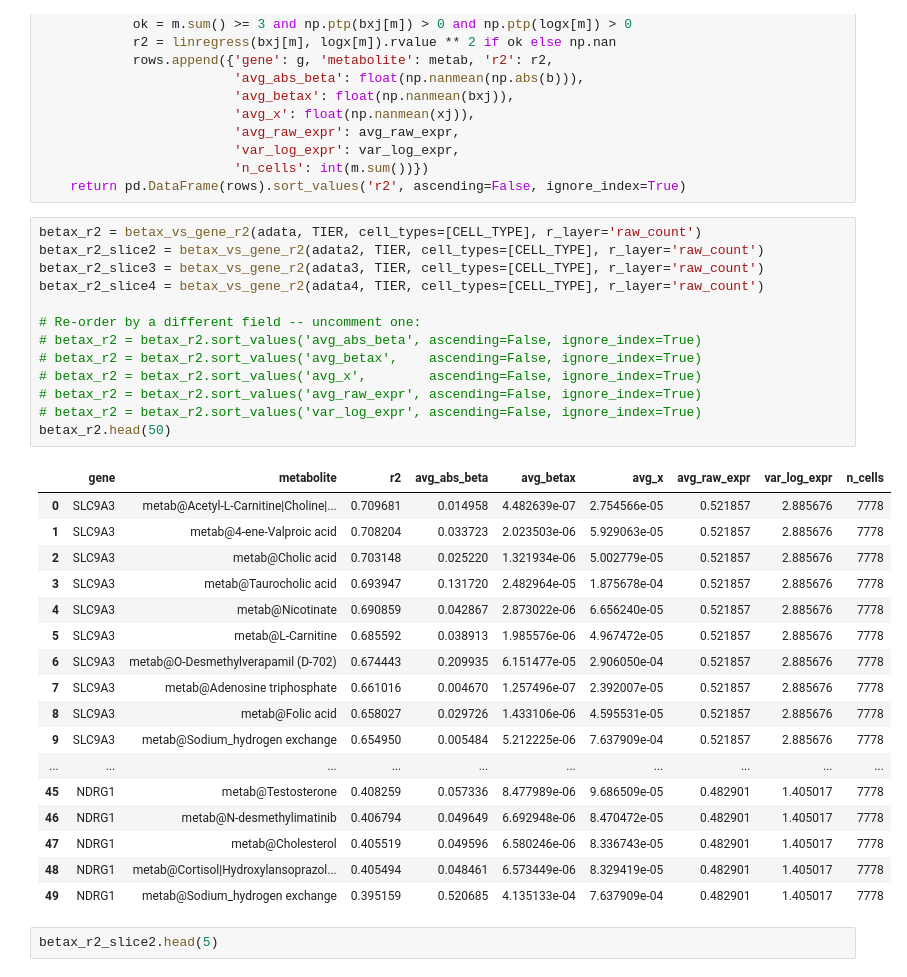
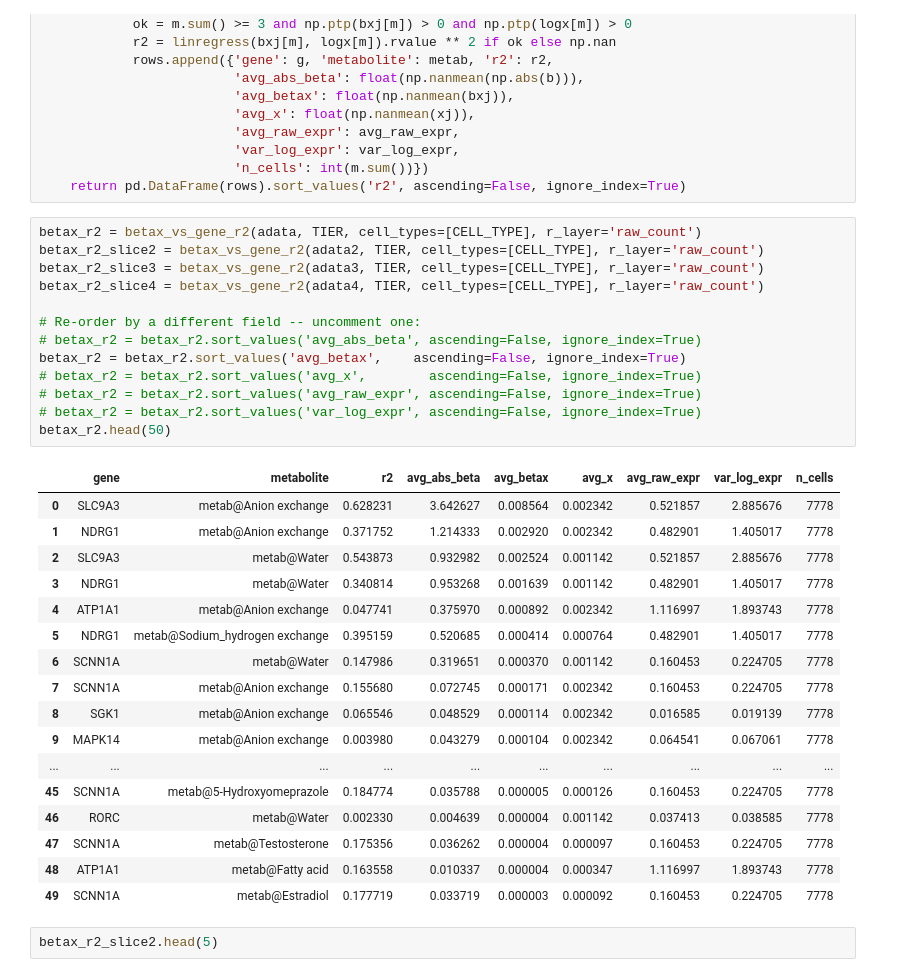
Before and after one commit to fosterea/MetabTravLR, a Jupyter notebook: metab_processing/Analysis/Foster/alexi_uc_NDRG1.ipynb, the cells around one changed output. Drawn from its saved outputs; the diff is of its cells as text.

```diff
--- a/metab_processing/Analysis/Foster/alexi_uc_NDRG1.ipynb
+++ b/metab_processing/Analysis/Foster/alexi_uc_NDRG1.ipynb
@@ -383,34 +408,34 @@ def betax_vs_gene_r2(adata, tier, cell_types=None, genes=None, r_layer='log_norm
 # %%
 betax_r2 = betax_vs_gene_r2(adata, TIER, cell_types=[CELL_TYPE], r_layer='raw_count')
 betax_r2_slice2 = betax_vs_gene_r2(adata2, TIER, cell_types=[CELL_TYPE], r_layer='raw_count')
 betax_r2_slice3 = betax_vs_gene_r2(adata3, TIER, cell_types=[CELL_TYPE], r_layer='raw_count')
 betax_r2_slice4 = betax_vs_gene_r2(adata4, TIER, cell_types=[CELL_TYPE], r_layer='raw_count')
 
 # Re-order by a different field -- uncomment one:
 # betax_r2 = betax_r2.sort_values('avg_abs_beta', ascending=False, ignore_index=True)
-# betax_r2 = betax_r2.sort_values('avg_betax',    ascending=False, ignore_index=True)
+betax_r2 = betax_r2.sort_values('avg_betax',    ascending=False, ignore_index=True)
 # betax_r2 = betax_r2.sort_values('avg_x',        ascending=False, ignore_index=True)
 # betax_r2 = betax_r2.sort_values('avg_raw_expr', ascending=False, ignore_index=True)
 # betax_r2 = betax_r2.sort_values('var_log_expr', ascending=False, ignore_index=True)
 betax_r2.head(50)
 # %% [output]
 |  | gene | metabolite | r2 | avg_abs_beta | avg_betax | avg_x | avg_raw_expr | var_log_expr | n_cells |
-| 0 | SLC9A3 | metab@Acetyl-L-Carnitine|Choline|... | 0.709681 | 0.014958 | 4.482639e-07 | 2.754566e-05 | 0.521857 | 2.885676 | 7778 |
-| 1 | SLC9A3 | metab@4-ene-Valproic acid | 0.708204 | 0.033723 | 2.023503e-06 | 5.929063e-05 | 0.521857 | 2.885676 | 7778 |
-| 2 | SLC9A3 | metab@Cholic acid | 0.703148 | 0.025220 | 1.321934e-06 | 5.002779e-05 | 0.521857 | 2.885676 | 7778 |
-| 3 | SLC9A3 | metab@Taurocholic acid | 0.693947 | 0.131720 | 2.482964e-05 | 1.875678e-04 | 0.521857 | 2.885676 | 7778 |
-| 4 | SLC9A3 | metab@Nicotinate | 0.690859 | 0.042867 | 2.873022e-06 | 6.656240e-05 | 0.521857 | 2.885676 | 7778 |
-| 5 | SLC9A3 | metab@L-Carnitine | 0.685592 | 0.038913 | 1.985576e-06 | 4.967472e-05 | 0.521857 | 2.885676 | 7778 |
-| 6 | SLC9A3 | metab@O-Desmethylverapamil (D-702) | 0.674443 | 0.209935 | 6.151477e-05 | 2.906050e-04 | 0.521857 | 2.885676 | 7778 |
-| 7 | SLC9A3 | metab@Adenosine triphosphate | 0.661016 | 0.004670 | 1.257496e-07 | 2.392007e-05 | 0.521857 | 2.885676 | 7778 |
-| 8 | SLC9A3 | metab@Folic acid | 0.658027 | 0.029726 | 1.433106e-06 | 4.595531e-05 | 0.521857 | 2.885676 | 7778 |
-| 9 | SLC9A3 | metab@Sodium_hydrogen exchange | 0.654950 | 0.005484 | 5.212225e-06 | 7.637909e-04 | 0.521857 | 2.885676 | 7778 |
+| 0 | SLC9A3 | metab@Anion exchange | 0.628231 | 3.642627 | 0.008564 | 0.002342 | 0.521857 | 2.885676 | 7778 |
+| 1 | NDRG1 | metab@Anion exchange | 0.371752 | 1.214333 | 0.002920 | 0.002342 | 0.482901 | 1.405017 | 7778 |
+| 2 | SLC9A3 | metab@Water | 0.543873 | 0.932982 | 0.002524 | 0.001142 | 0.521857 | 2.885676 | 7778 |
+| 3 | NDRG1 | metab@Water | 0.340814 | 0.953268 | 0.001639 | 0.001142 | 0.482901 | 1.405017 | 7778 |
+| 4 | ATP1A1 | metab@Anion exchange | 0.047741 | 0.375970 | 0.000892 | 0.002342 | 1.116997 | 1.893743 | 7778 |
+| 5 | NDRG1 | metab@Sodium_hydrogen exchange | 0.395159 | 0.520685 | 0.000414 | 0.000764 | 0.482901 | 1.405017 | 7778 |
+| 6 | SCNN1A | metab@Water | 0.147986 | 0.319651 | 0.000370 | 0.001142 | 0.160453 | 0.224705 | 7778 |
+| 7 | SCNN1A | metab@Anion exchange | 0.155680 | 0.072745 | 0.000171 | 0.002342 | 0.160453 | 0.224705 | 7778 |
+| 8 | SGK1 | metab@Anion exchange | 0.065546 | 0.048529 | 0.000114 | 0.002342 | 0.016585 | 0.019139 | 7778 |
+| 9 | MAPK14 | metab@Anion exchange | 0.003980 | 0.043279 | 0.000104 | 0.002342 | 0.064541 | 0.067061 | 7778 |
 | ... | ... | ... | ... | ... | ... | ... | ... | ... | ... |
-| 45 | NDRG1 | metab@Testosterone | 0.408259 | 0.057336 | 8.477989e-06 | 9.686509e-05 | 0.482901 | 1.405017 | 7778 |
-| 46 | NDRG1 | metab@N-desmethylimatinib | 0.406794 | 0.049649 | 6.692948e-06 | 8.470472e-05 | 0.482901 | 1.405017 | 7778 |
-| 47 | NDRG1 | metab@Cholesterol | 0.405519 | 0.049596 | 6.580246e-06 | 8.336743e-05 | 0.482901 | 1.405017 | 7778 |
-| 48 | NDRG1 | metab@Cortisol|Hydroxylansoprazol... | 0.405494 | 0.048461 | 6.573449e-06 | 8.329419e-05 | 0.482901 | 1.405017 | 7778 |
-| 49 | NDRG1 | metab@Sodium_hydrogen exchange | 0.395159 | 0.520685 | 4.135133e-04 | 7.637909e-04 | 0.482901 | 1.405017 | 7778 |
+| 45 | SCNN1A | metab@5-Hydroxyomeprazole | 0.184774 | 0.035788 | 0.000005 | 0.000126 | 0.160453 | 0.224705 | 7778 |
+| 46 | RORC | metab@Water | 0.002330 | 0.004639 | 0.000004 | 0.001142 | 0.037413 | 0.038585 | 7778 |
+| 47 | SCNN1A | metab@Testosterone | 0.175356 | 0.036262 | 0.000004 | 0.000097 | 0.160453 | 0.224705 | 7778 |
+| 48 | ATP1A1 | metab@Fatty acid | 0.163558 | 0.010337 | 0.000004 | 0.000347 | 1.116997 | 1.893743 | 7778 |
+| 49 | SCNN1A | metab@Estradiol | 0.177719 | 0.033719 | 0.000003 | 0.000092 | 0.160453 | 0.224705 | 7778 |
 # %%
 betax_r2_slice2.head(5)
 # %% [output]
```
Also changed, not shown: parts of 4 cells of this notebook.
